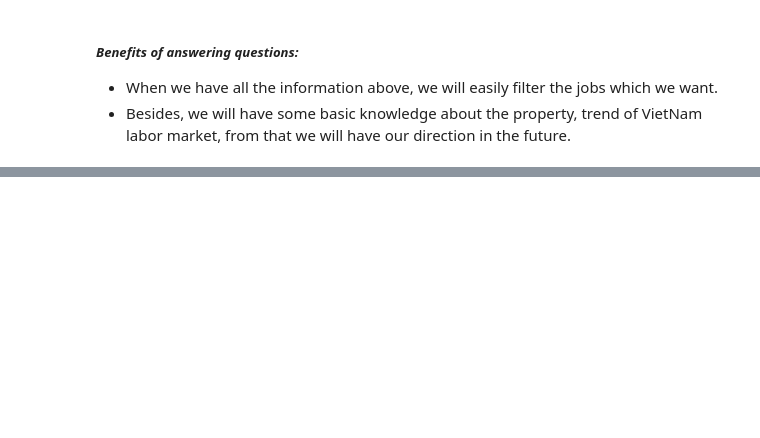
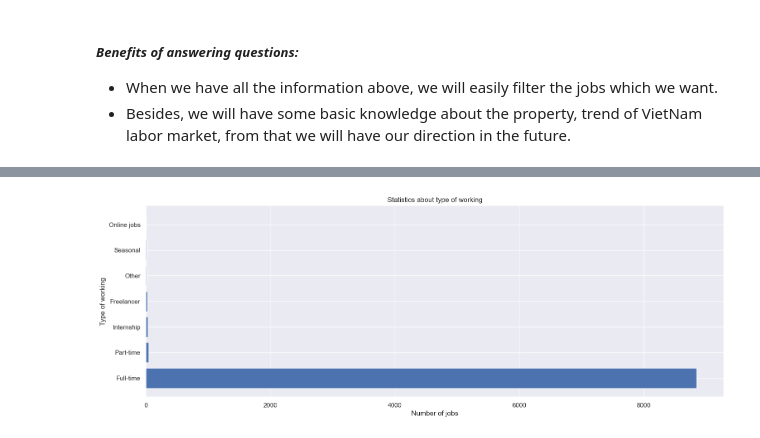
Before and after one commit to HThinhN/Project.VietNamJobs, a Jupyter notebook: P4_Data_Visualizing.ipynb, the cells around one changed output, grey strips where cells are left out. Cells and saved outputs as stored; diff of their text form; code cells hidden in the pictures; blank space fills up the shorter version.

```diff
--- a/P4_Data_Visualizing.ipynb
+++ b/P4_Data_Visualizing.ipynb
@@ -43,0 +52,3 @@ df.head()
+# %%
+type_working = pd.Series(df['typeWorkingName'].value_counts())
+type_working
@@ -43,0 +64,10 @@ df.head()
+# %%
+sns.set_theme()
+fig,ax = plt.subplots(figsize = (18,6))
+plt.barh(type_working.index, type_working.values)
+plt.title('Statistics about type of working')
+plt.ylabel('Type of working')
+plt.xlabel('Number of jobs');
+plt.show()
+# %% [output]
+[figure, added]
```
Also changed, not shown: parts of 25 cells of this notebook, 2 other files.
